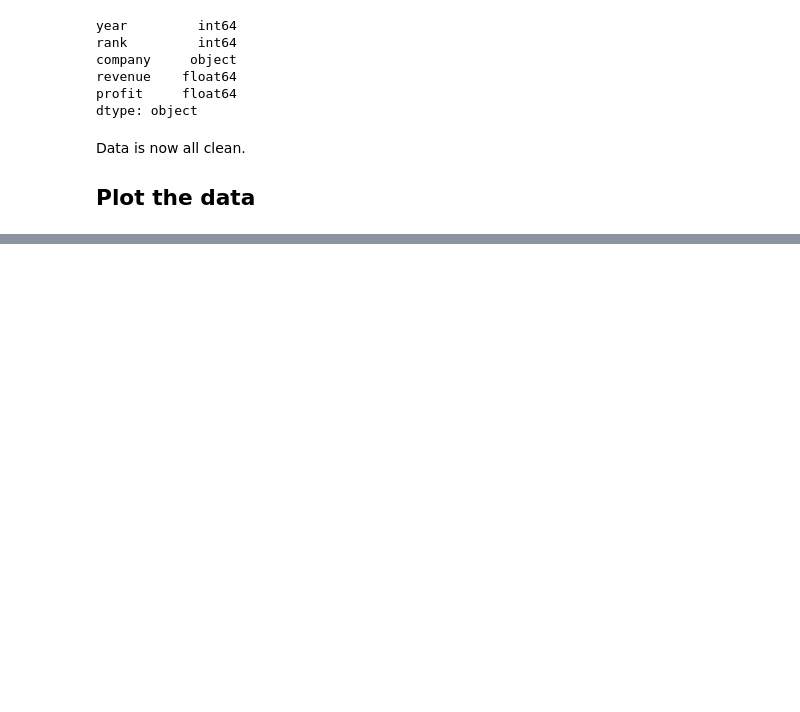
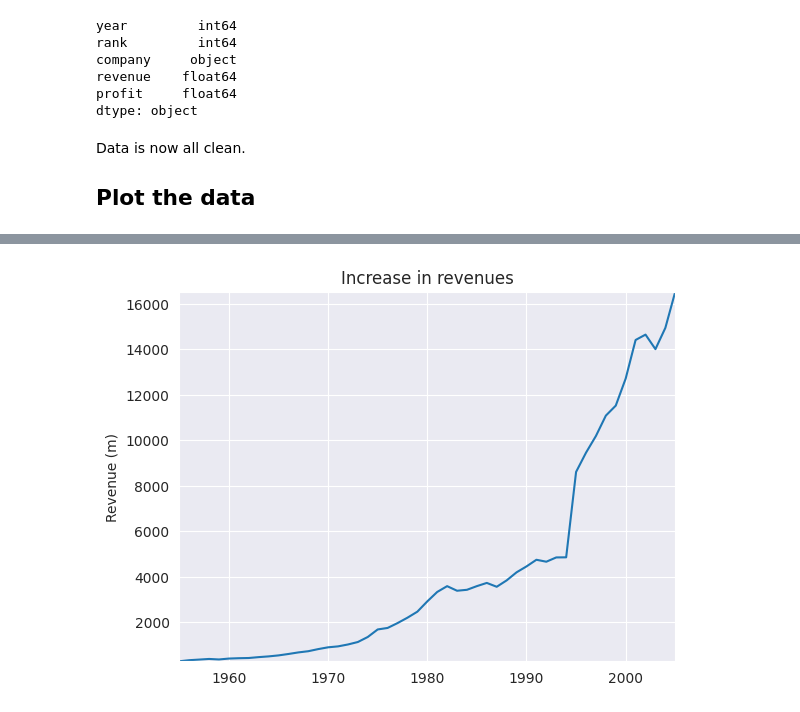
Before and after one commit to suggitpe/python-sandbox, a Jupyter notebook: jupyter/test.ipynb, the cells around one changed output, grey strips where cells are left out. Cells and saved outputs as stored; diff of their text form; code cells hidden in the pictures; blank space fills up the shorter version.

```diff
--- a/jupyter/test.ipynb
+++ b/jupyter/test.ipynb
@@ -92,0 +110,6 @@ Data is now all clean.
+# %%
+y2 = avgs.revenue
+fig2, ax = plt.subplots()
+plot(x, y2, ax, "Increase in revenues", "Revenue (m)")
+# %% [output]
+[figure, added]
```
Also changed, not shown: parts of 4 cells of this notebook.
